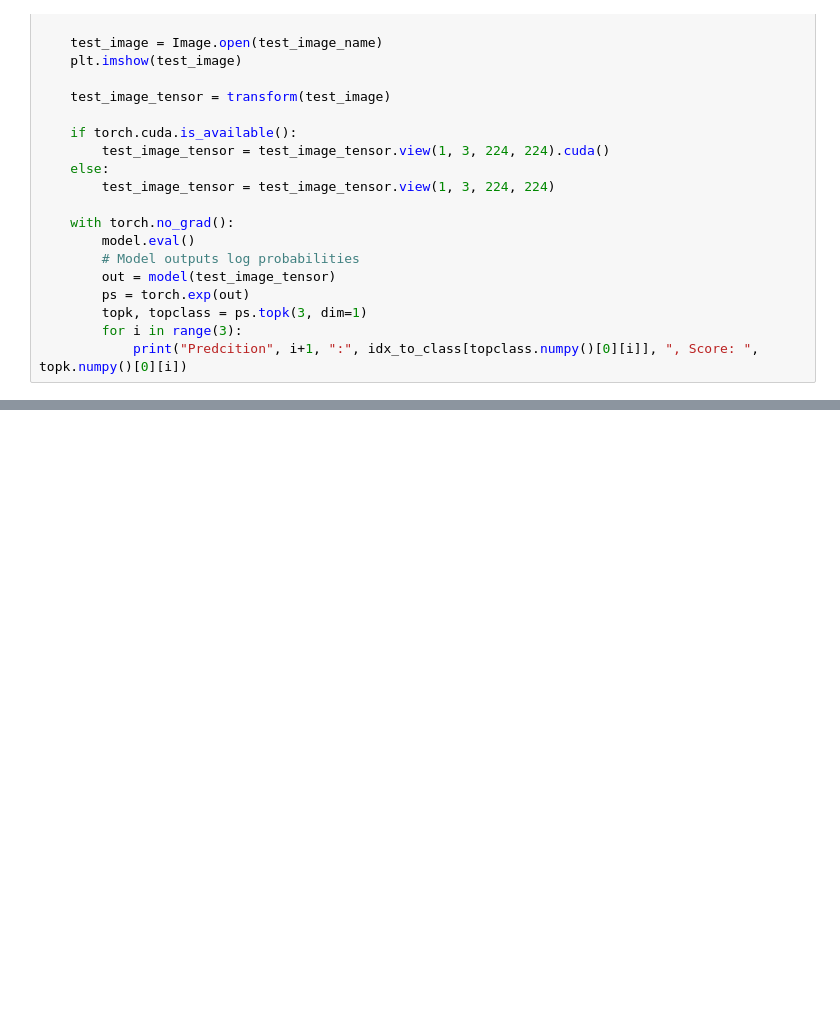
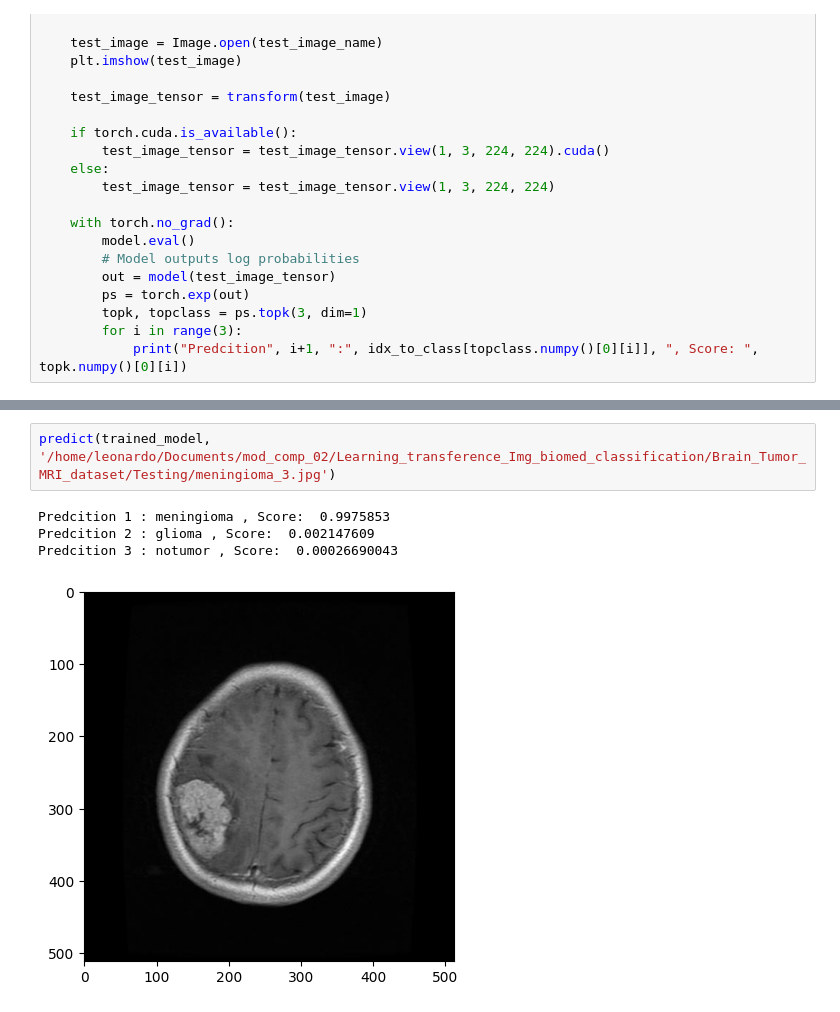
Before and after one commit to LeonardoHDL/Learning_transference_Img_biomed_classification, a Jupyter notebook: Brain_Tumor_MRI_dataset/Learning_transference_w_AlexNet_Brain_tumor.ipynb, the cells around one changed output, grey strips where cells are left out. Drawn from its saved outputs; the diff is of its cells as text; blank space fills up the shorter version.

```diff
--- a/Brain_Tumor_MRI_dataset/Learning_transference_w_AlexNet_Brain_tumor.ipynb
+++ b/Brain_Tumor_MRI_dataset/Learning_transference_w_AlexNet_Brain_tumor.ipynb
@@ -359,0 +386,7 @@ predict(trained_model, '/home/leonardo/Documents/mod_comp_02/Learning_transferen
+# %%
+predict(trained_model, '/home/leonardo/Documents/mod_comp_02/Learning_transference_Img_biomed_classification/Brain_Tumor_MRI_dataset/Testing/meningioma_3.jpg')
+# %% [output]
+Predcition 1 : meningioma , Score:  0.9975853
+Predcition 2 : glioma , Score:  0.002147609
+Predcition 3 : notumor , Score:  0.00026690043
+[figure, added]
```
Also changed, not shown: parts of 6 cells of this notebook, 1 other file.
